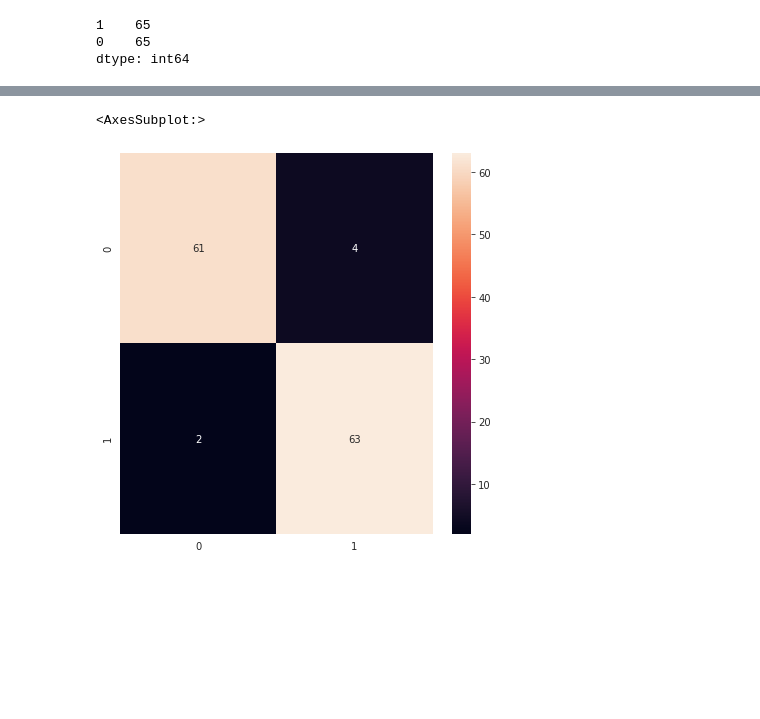
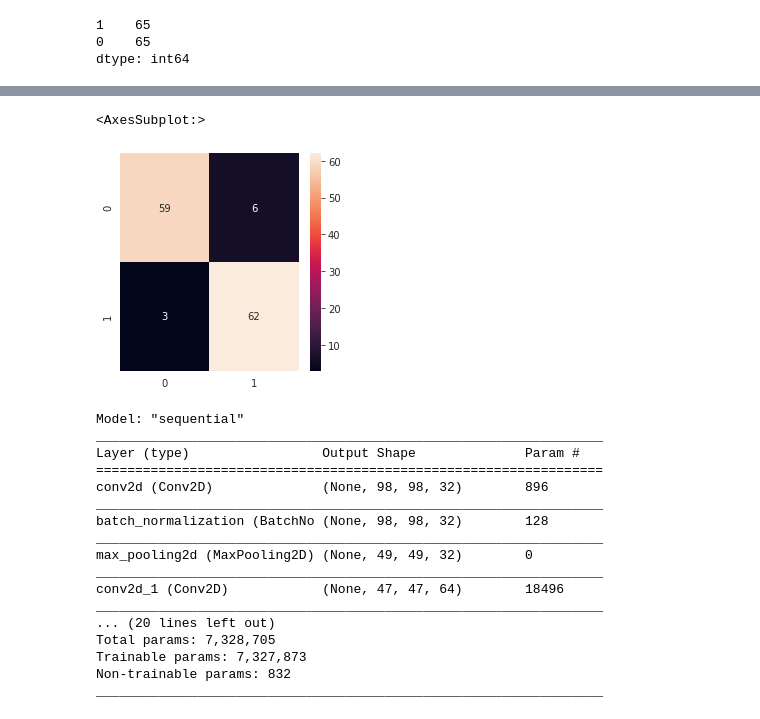
Before and after one commit to robretoarenal/TOV_DataAcquisition, a Jupyter notebook: ML_Cropped_images.ipynb, the cells around one changed output, grey strips where cells are left out. Saved outputs shown, nothing was run; the diff lists cells and outputs as text; code cells hidden in the pictures; blank space fills up the shorter version.

```diff
--- a/ML_Cropped_images.ipynb
+++ b/ML_Cropped_images.ipynb
@@ -188,27 +188,27 @@ pd.DataFrame(y_train).value_counts()
 dtype: int64
 # %%
 temp = []
-for idx, label in enumerate(y_test):
+for idx, label in enumerate(unbalanced_y_test):
     if label == 0:
         temp.append(idx)
 
-temp = sample(temp, len([label for label in y_test if label == 0]))
+temp = sample(temp, len([label for label in unbalanced_y_test if label == 1]))
 
 X_data = []
 y_data = []
 
 for idx in temp:
-    X_data.append(X_test[idx])
-    y_data.append(y_test[idx])
+    X_data.append(unbalanced_X_test[idx])
+    y_data.append(unbalanced_y_test[idx])
 
 temp = []
-for idx, label in enumerate(y_test):
+for idx, label in enumerate(unbalanced_y_test):
     if label == 1:
         temp.append(idx)
 
 for idx in temp:
-    X_data.append(X_test[idx])
-    y_data.append(y_test[idx])
+    X_data.append(unbalanced_X_test[idx])
+    y_data.append(unbalanced_y_test[idx])
 
 X_test = np.array(X_data)
 y_test= np.array(y_data)
@@ -316,3 +371,7 @@ test_loss, test_acc = model.evaluate(Images,  Labels, verbose=2)
+# %%
+model_name = '1st_crop_-92size100x100_th0.566819429397583.h5'
+save_dir = '/home/khaldoun/Desktop/TOV_DataAcquisition/saved_models/'
+model = load_model(os.path.join(save_dir, model_name))
 # %%
 y_pred = model.predict(X_test)
 # %%
@@ -330,0 +390,13 @@ plt.show()
+# %%
+y_pred = model.predict(X_test)
+false_pos_rate, true_pos_rate, proba = roc_curve(y_test, y_pred[:, -1])
+optimal_proba_cutoff = sorted(list(zip(np.abs(true_pos_rate - false_pos_rate), proba)), key=lambda i: i[0], reverse=True)[0][1]
+roc_predictions = [1 if i >= optimal_proba_cutoff else 0 for i in y_pred[:, -1]]
+print(optimal_proba_cutoff)
+plt.figure()
+plt.plot([0,1], [0,1], linestyle="--") # plot random curve
+plt.plot(false_pos_rate, true_pos_rate, marker=".", label=f"AUC = {roc_auc_score(y_test, y_pred[:, -1])}")
+plt.title("ROC Curve")
+plt.ylabel("True Positive Rate")
+plt.xlabel("False Positive Rate")
+plt.legend(loc="lower right")
@@ -331,6 +407,7 @@ plt.show()
 # %%
 df = pd.DataFrame(model.predict(X_test))
-threshold = 0.39361852
+threshold = optimal_proba_cutoff
+# threshold = 0.5
 df[df < threshold] = 0
 df[df > threshold] = 1
 y_pred = df
@@ -357,10 +434,30 @@ Confusion matrix:
 # %%
 
-plt.figure(figsize=(7,7))
+plt.figure(figsize=(4,4))
 sns.heatmap(confusion_matrix(y_test, y_pred.astype(int)) , annot=True , fmt='d')
 # %% [output]
 <AxesSubplot:>
-[figure, old version]
+[figure, new version]
+# %%
+model.summary()
+# %% [output]
+Model: "sequential"
+_________________________________________________________________
+Layer (type)                 Output Shape              Param #
+=================================================================
+conv2d (Conv2D)              (None, 98, 98, 32)        896
+_________________________________________________________________
+batch_normalization (BatchNo (None, 98, 98, 32)        128
+_________________________________________________________________
+max_pooling2d (MaxPooling2D) (None, 49, 49, 32)        0
+_________________________________________________________________
+conv2d_1 (Conv2D)            (None, 47, 47, 64)        18496
+_________________________________________________________________
+... (20 lines left out)
+Total params: 7,328,705
+Trainable params: 7,327,873
+Non-trainable params: 832
+_________________________________________________________________
 # %%
 def plot_roc_curve(fpr, tpr):
     plt.plot(fpr, tpr, color='orange', label='ROC')
```
Also changed, not shown: parts of 20 cells of this notebook, 27 other files.
